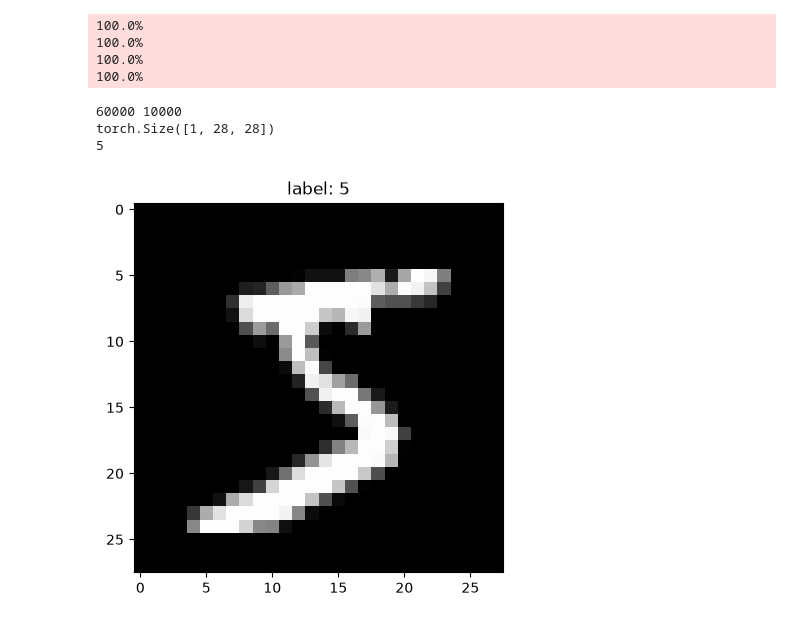
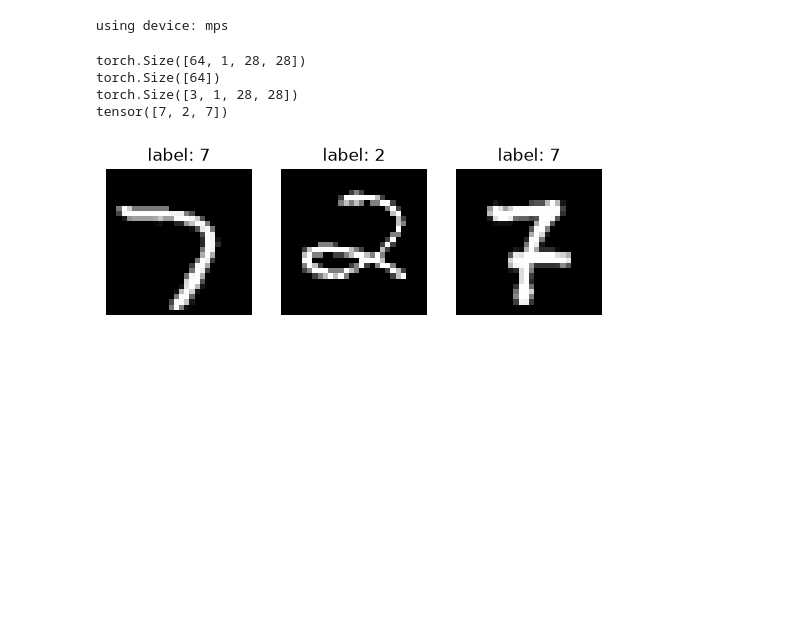
Before and after one commit to Fezz00/PyTorch, a Jupyter notebook: MNIST.ipynb, the cells around one changed output. Saved outputs shown, nothing was run; the diff lists cells and outputs as text; code cells hidden in the pictures; blank space fills up the shorter version.

```diff
--- a/MNIST.ipynb
+++ b/MNIST.ipynb
@@ -8,37 +9,50 @@ import os
 # %%
-if(torch.cuda.is_available()):
-    torch.cuda.get_device_name()
+if torch.cuda.is_available():
+    device = "cuda"
+elif torch.backends.mps.is_available():
+    device = "mps"
+else:
+    device = "cpu"
+print(f"using device: {device}")
+# %% [output]
+using device: mps
 # %%
-data_dir = os.path.expanduser("~/data")      # CHANGED: a folder in your home, which is writable
+data_dir = os.path.expanduser("~/data")
 
 train_data = datasets.MNIST(
-    root=data_dir,                           # CHANGED: was "data"
+    root=data_dir,
     train=True,
     download=True,
     transform=transforms.ToTensor(),
 )
 test_data = datasets.MNIST(
-    root=data_dir,                           # CHANGED: was "data"
+    root=data_dir,
     train=False,
     download=True,
     transform=transforms.ToTensor(),
 )
 
-print(len(train_data), len(test_data))
+train_loader = DataLoader(train_data, batch_size=64, shuffle=True)
+test_loader = DataLoader(test_data, batch_size=64, shuffle=True)
 
-image, label = train_data[0]
-print(image.shape)
-print(label)
+images, labels = next(iter(train_loader))
+test_images, test_labels = next(iter(test_loader))
 
-plt.imshow(image.squeeze(), cmap="gray")
-plt.title(f"label: {label}")
+print(images.shape)
+print(labels.shape)
+
+print(images[:3].shape)
+print(labels[:3])
+
+for i in range(3):
+    plt.subplot(1, 3, i + 1)
+    plt.imshow(images[i].squeeze(), cmap="gray")
+    plt.title(f"label: {labels[i].item()}")
+    plt.axis("off")
 plt.show()
 # %% [output]
-100.0%
-100.0%
-100.0%
-100.0%
+torch.Size([64, 1, 28, 28])
+torch.Size([64])
+torch.Size([3, 1, 28, 28])
+tensor([7, 2, 7])
-60000 10000
-torch.Size([1, 28, 28])
-5
-[figure, old version]
+[figure, new version]
```
Also changed, not shown: parts of 2 cells of this notebook, 1 other file.
